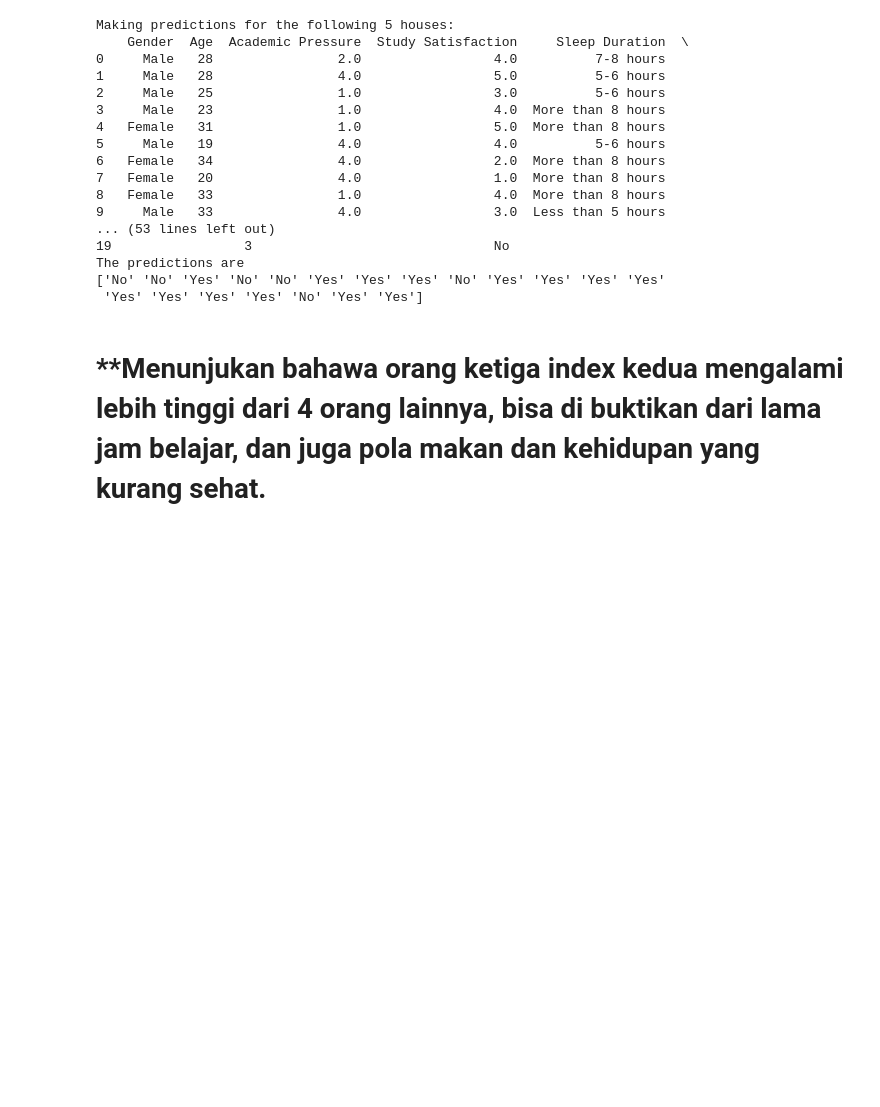
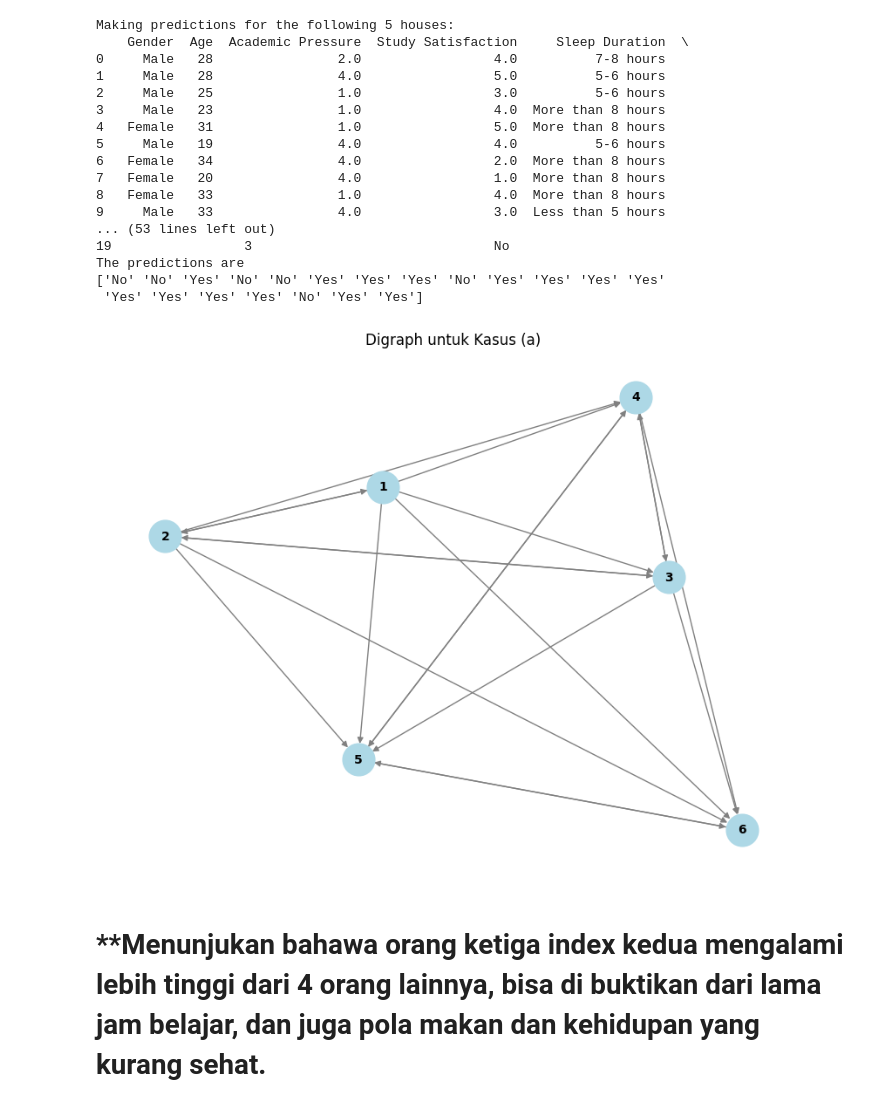
Before and after one commit to alifroject/DataMining, a Jupyter notebook: Depression_Students.ipynb, the cells around one changed output. Saved outputs shown, nothing was run; the diff lists cells and outputs as text; code cells hidden in the pictures; blank space fills up the shorter version.

```diff
--- a/Depression_Students.ipynb
+++ b/Depression_Students.ipynb
@@ -172,5 +172,44 @@ Making predictions for the following 5 houses:
 The predictions are
 ['No' 'No' 'Yes' 'No' 'No' 'Yes' 'Yes' 'Yes' 'No' 'Yes' 'Yes' 'Yes' 'Yes'
  'Yes' 'Yes' 'Yes' 'Yes' 'No' 'Yes' 'Yes']
+# %%
+import networkx as nx
+import matplotlib.pyplot as plt
+
+# Fungsi untuk menggambar digraph
+def draw_digraph(edges, title):
+    G = nx.DiGraph()
+    G.add_edges_from(edges)
+    plt.figure(figsize=(8, 6))
+    pos = nx.spring_layout(G)
+    nx.draw(G, pos, with_labels=True, node_size=700, node_color="lightblue", font_size=10, font_weight="bold", edge_color="gray")
+    plt.title(title)
+    plt.show()
+
+# Kasus (a): Barisan derajat masuk: 1, 2, 3, 4, 5, 6
+# Total derajat masuk = 21, total derajat keluar juga harus 21.
+# Barisan derajat keluar: 6, 5, 4, 3, 2, 1 (untuk keseimbangan).
+nodes_a = [1, 2, 3, 4, 5, 6]
+in_degrees_a = [1, 2, 3, 4, 5, 6]
+out_degrees_a = [6, 5, 4, 3, 2, 1]
+
+# Membangun graf dari derajat yang diberikan menggunakan algoritma Havel-Hakimi untuk digraph
+edges_a = []
+out_remaining = dict(zip(nodes_a, out_degrees_a))
+in_remaining = dict(zip(nodes_a, in_degrees_a))
+
+for node in nodes_a:
+    targets = sorted(in_remaining.keys(), key=lambda x: in_remaining[x], reverse=True)
+    targets = [t for t in targets if t != node and in_remaining[t] > 0 and out_remaining[node] > 0]
+    for target in targets:
+        if out_remaining[node] > 0 and in_remaining[target] > 0:
+            edges_a.append((node, target))
+            out_remaining[node] -= 1
+            in_remaining[target] -= 1
+
+# Gambar graf untuk kasus (a)
+draw_digraph(edges_a, "Digraph untuk Kasus (a)")
+# %% [output]
+[figure, added]
 # %% [markdown]
 # **Menunjukan bahawa orang ketiga index kedua mengalami lebih tinggi dari 4 orang lainnya, bisa di buktikan dari lama jam belajar,  dan juga pola makan dan kehidupan yang kurang sehat.
```
Also changed, not shown: parts of 3 cells of this notebook.
